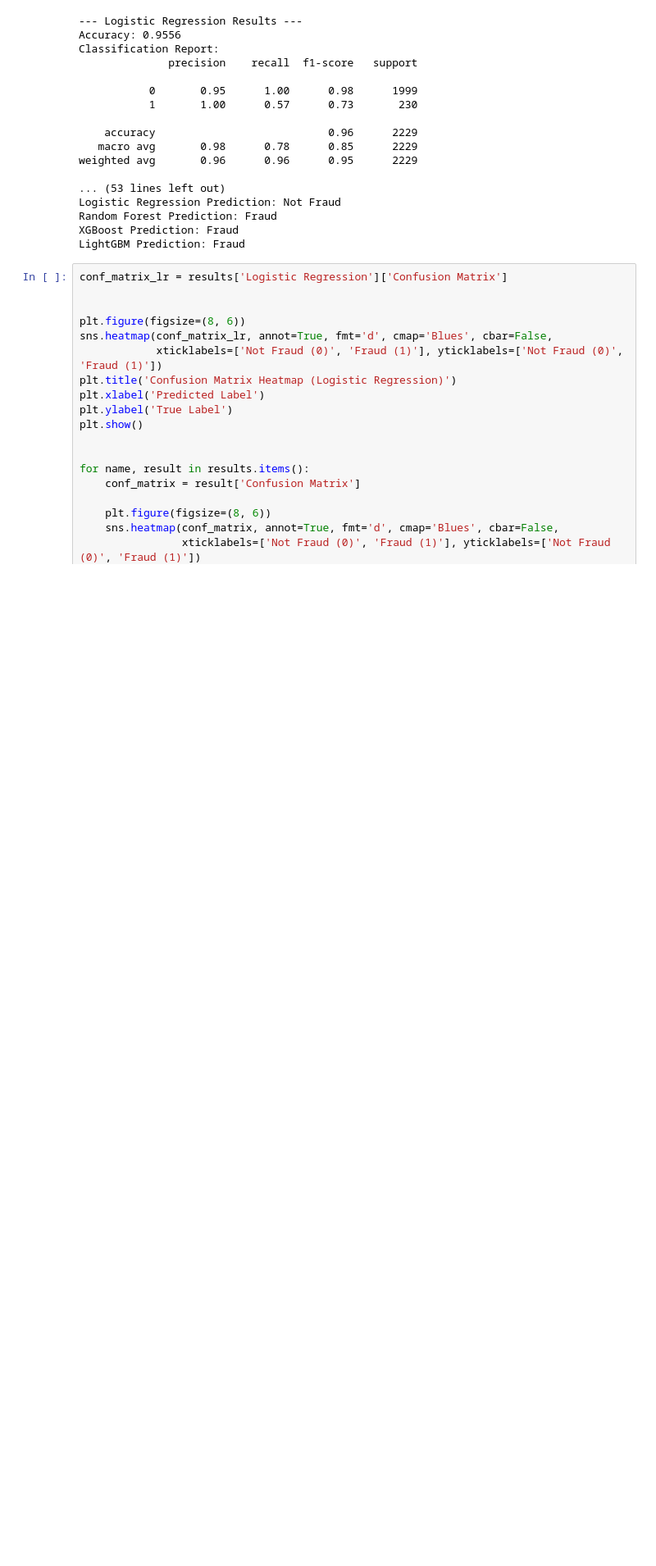
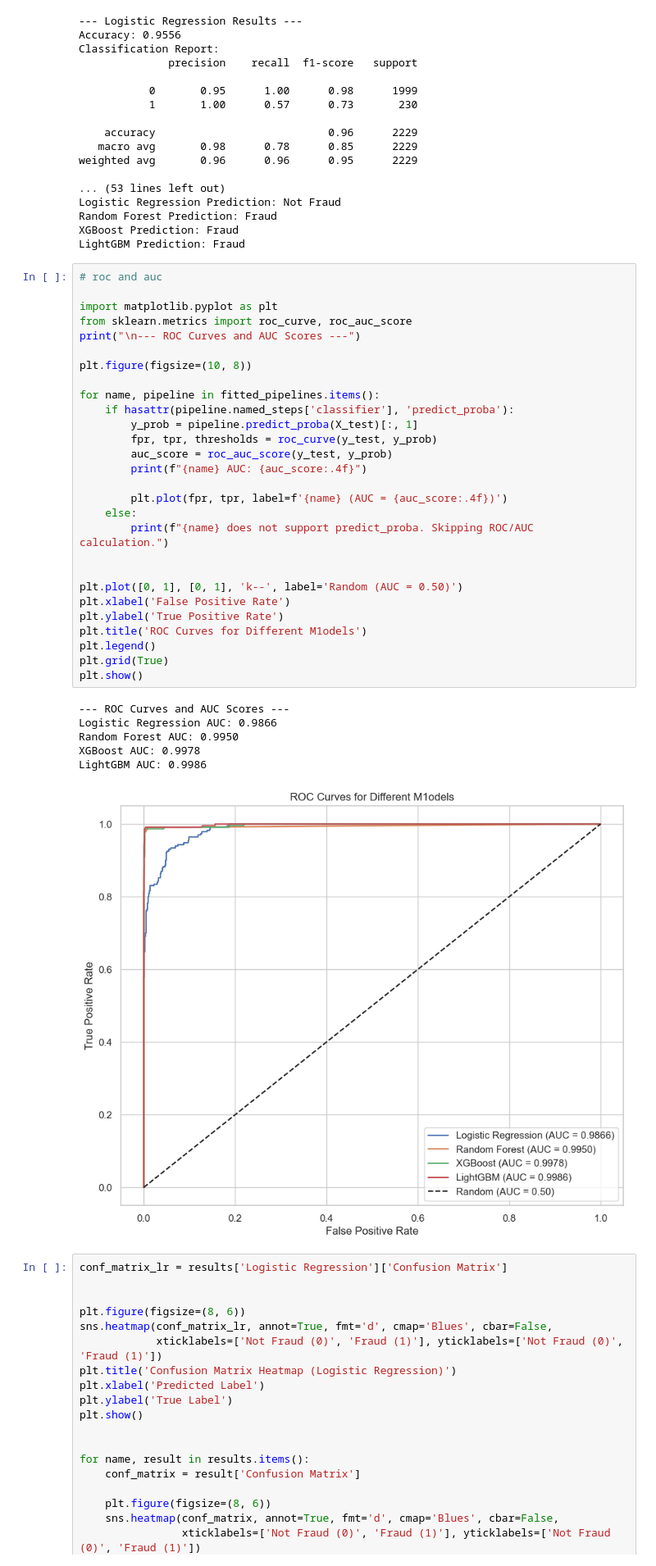
Before and after one commit to Anutri03/Fraud_detection_ml, a Jupyter notebook: fraud_detection.ipynb, the cells around one changed output. Shown at 82% size. Cells and saved outputs as stored; diff of their text form; blank space fills up the shorter version.

```diff
--- a/fraud_detection.ipynb
+++ b/fraud_detection.ipynb
@@ -599,6 +599,41 @@ Logistic Regression Prediction: Not Fraud
 Random Forest Prediction: Fraud
 XGBoost Prediction: Fraud
 LightGBM Prediction: Fraud
+# %%
+# roc and auc
+
+import matplotlib.pyplot as plt
+from sklearn.metrics import roc_curve, roc_auc_score
+print("\n--- ROC Curves and AUC Scores ---")
+
+plt.figure(figsize=(10, 8))
+
+for name, pipeline in fitted_pipelines.items():
+    if hasattr(pipeline.named_steps['classifier'], 'predict_proba'):
+        y_prob = pipeline.predict_proba(X_test)[:, 1]
+        fpr, tpr, thresholds = roc_curve(y_test, y_prob)
+        auc_score = roc_auc_score(y_test, y_prob)
+        print(f"{name} AUC: {auc_score:.4f}")
+
+        plt.plot(fpr, tpr, label=f'{name} (AUC = {auc_score:.4f})')
+    else:
+        print(f"{name} does not support predict_proba. Skipping ROC/AUC calculation.")
+
+
+plt.plot([0, 1], [0, 1], 'k--', label='Random (AUC = 0.50)')
+plt.xlabel('False Positive Rate')
+plt.ylabel('True Positive Rate')
+plt.title('ROC Curves for Different M1odels')
+plt.legend()
+plt.grid(True)
+plt.show()
+# %% [output]
+--- ROC Curves and AUC Scores ---
+Logistic Regression AUC: 0.9866
+Random Forest AUC: 0.9950
+XGBoost AUC: 0.9978
+LightGBM AUC: 0.9986
+[figure, added]
 # %%
 conf_matrix_lr = results['Logistic Regression']['Confusion Matrix']
 
```
Also changed, not shown: parts of 2 cells of this notebook.
